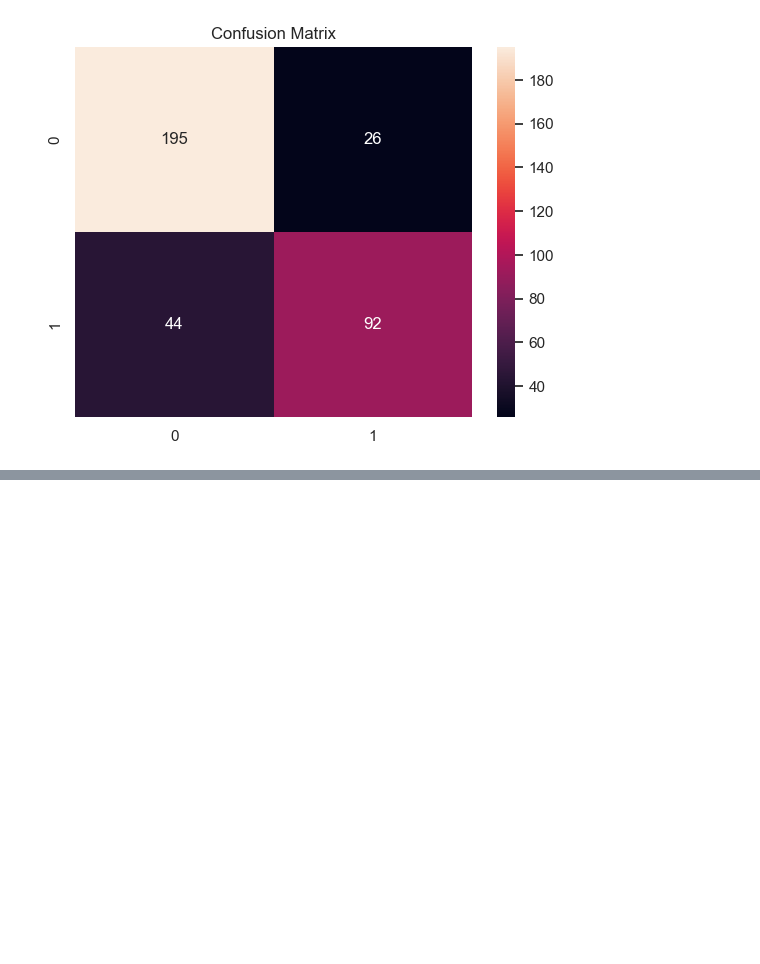
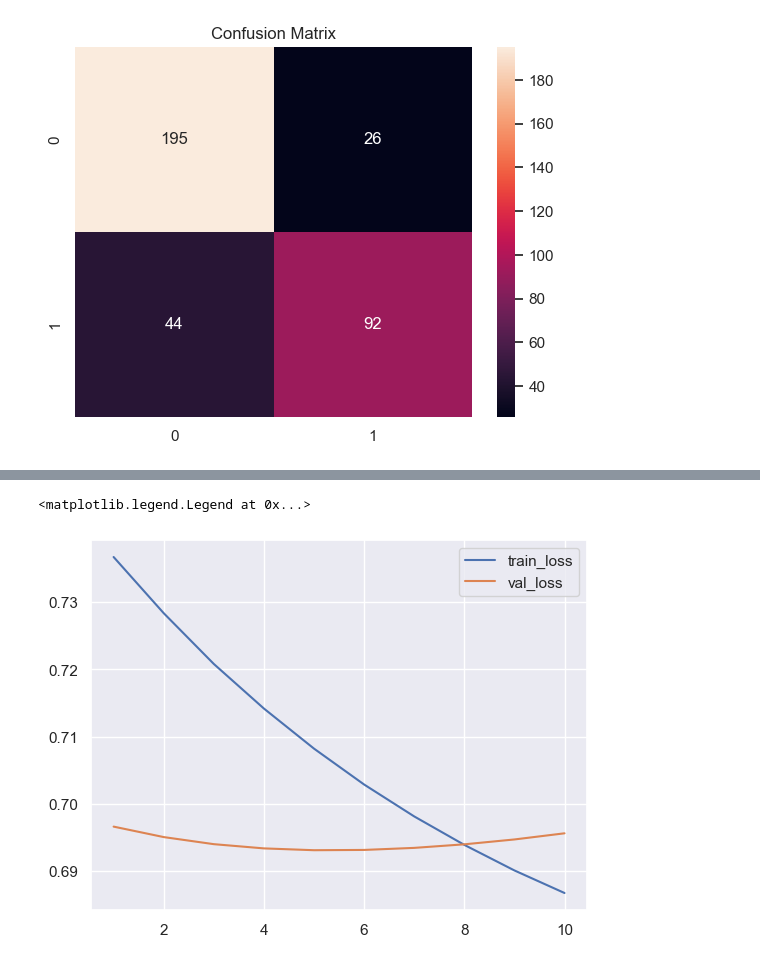
Before and after one commit to viz-graffito/Titanic-Death-Predictor, a Jupyter notebook: main.ipynb, the cells around one changed output, grey strips where cells are left out. Saved outputs shown, nothing was run; the diff lists cells and outputs as text; code cells hidden in the pictures; blank space fills up the shorter version.

```diff
--- a/main.ipynb
+++ b/main.ipynb
@@ -1281,0 +1311,6 @@ plt.show()
+# %%
+model = Sequential()
+# %%
+model.add(Dense(3, activation='tanh',use_bias=True,input_dim=14))
+model.add(Dense(2, activation='tanh',use_bias=True))
+model.add(Dense(1, activation='sigmoid',use_bias=True))
@@ -1281,0 +1337,2 @@ plt.show()
+# %%
+model.compile(optimizer='sgd',loss='binary_crossentropy',metrics=['accuracy'])
@@ -1281,0 +1350,2 @@ plt.show()
+# %%
+history = model.fit(X_train_transformed, y_train,batch_size = 100,epochs = 10, validation_split=0.1)
@@ -1281,0 +1386,7 @@ plt.show()
+# %%
+plt.plot(range(1,11),history.history['loss'],label='train_loss')
+plt.plot(range(1,11),history.history['val_loss'],label='val_loss')
+plt.legend()
+# %% [output]
+<matplotlib.legend.Legend at 0x...>
+[figure, added]
```
Also changed, not shown: parts of 28 cells of this notebook, 1 other file.
